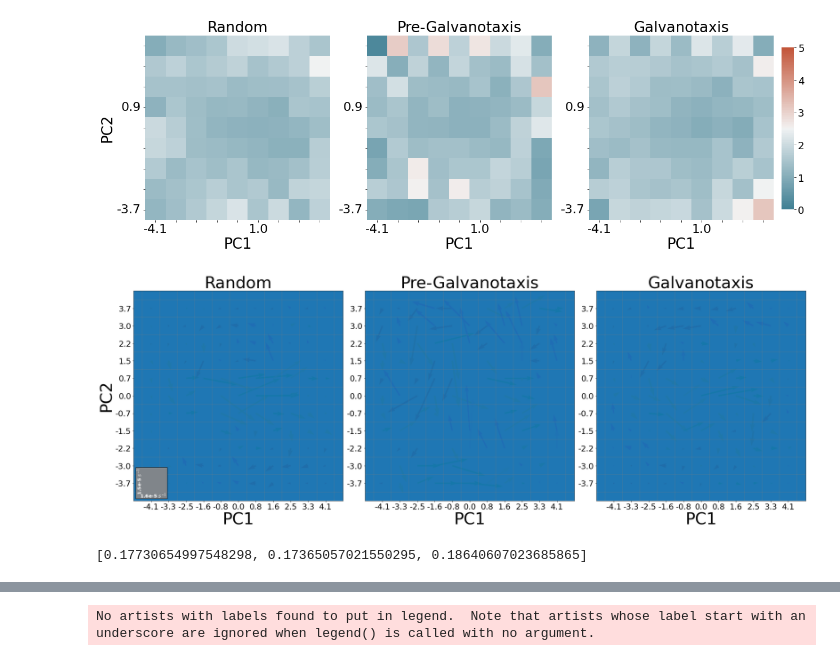
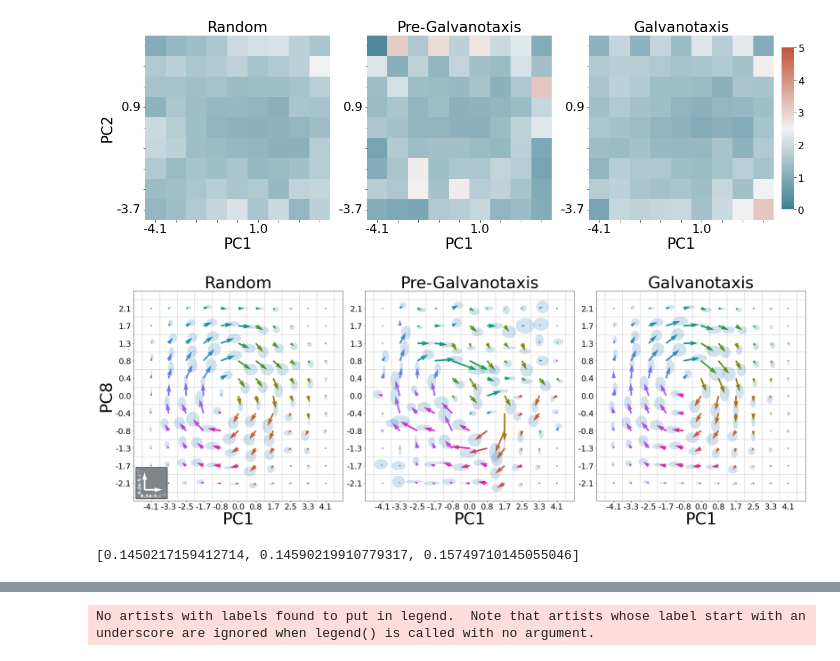
Before and after one commit to looneytunes2/NeutrophilShapeAnalysis, a Jupyter notebook: Notebooks/Confocal Combined PCA Galv 37C Analysis 10-second PC1-PC8 transitions.ipynb, the cells around one changed output, grey strips where cells are left out. Cells and saved outputs as stored; diff of their text form; code cells hidden in the pictures.

```diff
--- a/Notebooks/Confocal Combined PCA Galv 37C Analysis 10-second PC1-PC8 transitions.ipynb
+++ b/Notebooks/Confocal Combined PCA Galv 37C Analysis 10-second PC1-PC8 transitions.ipynb
@@ -632,13 +627,13 @@ plt.savefig(savedir + 'PC1_PC8 bin cell counts heatmap separated.png', bbox_inch
 # %%
 ########### PLOT THE TRANSITION COUNTS OF THE BINS OF THE SEPARATED MIGRATION MODES #############
 
-fig, axes = plt.subplots(1,len(transdf_sep.Migration_Mode.unique()),figsize=(20,10))
+fig, axes = plt.subplots(1,len(transdf_sep.Treatment.unique()),figsize=(20,10))
 #single colorbar axis
 # cbar_ax = fig.add_axes([.91, .3, .015, .4])
 
 for i, ax in enumerate(axes):
-    mm = transdf_sep.Migration_Mode.unique()[i]
-    mdf = transdf_sep[transdf_sep.Migration_Mode==mm]
+    mm = transdf_sep.Treatment.unique()[i]
+    mdf = transdf_sep[transdf_sep.Treatment==mm]
     ttot = mdf.time_elapsed.sum()
     ################ heatmap of probability density #############
     #make numpy array with heatmap data
@@ -708,13 +703,13 @@ plt.savefig(savedir + 'PC1_PC8 transition counts heatmap separated.png', bbox_in
 # %%
 ########### PLOT THE DWELL TIME OF THE MIGRATION MODES IN THE CGPS #############
 from cmocean import cm
-fig, axes = plt.subplots(1,len(transdf_sep.Migration_Mode.unique()),figsize=(20,10))
+fig, axes = plt.subplots(1,len(transdf_sep.Treatment.unique()),figsize=(20,10))
 #single colorbar axis
 cbar_ax = fig.add_axes([.999, .21, .015, .58])
 
 for i, ax in enumerate(axes):
-    mm = transdf_sep.Migration_Mode.unique()[i]
-    mdf = transdf_sep[transdf_sep.Migration_Mode==mm]
+    mm = transdf_sep.Treatment.unique()[i]
+    mdf = transdf_sep[transdf_sep.Treatment==mm]
     ################ heatmap of probability density #############
     #make numpy array with heatmap data
     bighm = np.zeros((nbins,nbins))
@@ -779,13 +774,13 @@ plt.savefig(savedir + 'PC1_PC8 probability dwell time heatmap separated.png', bb
 
 ########### PLOT THE DISTANCE TRAVELLED OF THE MIGRATION MODES IN THE CGPS #############
 
-fig, axes = plt.subplots(1,len(transdf_sep.Migration_Mode.unique()),figsize=(20,10))
+fig, axes = plt.subplots(1,len(transdf_sep.Treatment.unique()),figsize=(20,10))
 #single colorbar axis
 cbar_ax = fig.add_axes([.91, .3, .015, .4])
 
 for i, ax in enumerate(axes):
-    mm = TotalFrame.Migration_Mode.unique()[i]
-    mdf = TotalFrame[TotalFrame.Migration_Mode==mm]
+    mm = TotalFrame.Treatment.unique()[i]
+    mdf = TotalFrame[TotalFrame.Treatment==mm]
     ################ heatmap of probability density #############
     #make numpy array with heatmap data
     bighm = np.zeros((nbins,nbins))
@@ -856,11 +851,11 @@ from matplotlib.patches import Ellipse, Rectangle
 from CustomFunctions.DetailedBalance import contour_coords
 
 # inverse scale for arrows
-scale = 0.0002
+scale = 0.001
 
 
 # combine error data with real transition data
-elldf = bsfield_sep.merge(trans_rate_df_sep,left_on = ['x','y','Migration_Mode'], right_on = ['x','y','Migration_Mode'])
+elldf = bsfield_sep.merge(trans_rate_df_sep,left_on = ['x','y','Treatment'], right_on = ['x','y','Treatment'])
 
 
 #do color scales stuff
@@ -877,24 +872,18 @@ proj=[0,1]
 PCkey = [1,2]
 binkey = [1,5]
 
-fig, graphaxes = plt.subplots(1,3,figsize=(7.5+(10*(len(elldf.Migration_Mode.unique())-1)),10))
+fig, graphaxes = plt.subplots(1,3,figsize=(7.5+(10*(len(elldf.Treatment.unique())-1)),10))
 
 
 #subplots
 for i, ax in enumerate(graphaxes):
-    mm = elldf.Migration_Mode.unique()[i]
-    mdf = elldf[elldf.Migration_Mode==mm]
+    mm = elldf.Treatment.unique()[i]
+    mdf = elldf[elldf.Treatment==mm]
     #add "grid lines" first
     for h in np.linspace(0.5, nbins+0.5, nbins+1):
         ax.axhline(h, linestyle='-', color='grey', alpha=0.3) # horizontal lines
         ax.axvline(h, linestyle='-', color='grey', alpha=0.3) # vertical lines
 
-#     #add contou line if desired
-#     uple = [3,8]
-#     lori = [8,3]
-#     contourcoords = contour_coords(uple,lori)
-#     #actually plot the contour
-#     ax.plot(np.array(contourcoords)[:,0], np.array(contourcoords)[:,1], lw=8,color='black',alpha=0.3)
 
 
     for x in range(1,nbins+1):
@@ -904,11 +893,11 @@ for i, ax in enumerate(graphaxes):
             ycurrent = (current.y_plus_rate - current.y_minus_rate)/2
 
             ell = Ellipse(xy=(x+(xcurrent.values*(1/scale)),y+(ycurrent.values*(1/scale))),
-                    width=np.sqrt(abs(current.eval1))*(1/scale)*2,
-                      height=np.sqrt(abs(current.eval2))*(1/scale)*2,
+                    width=np.sqrt(abs(current.eval1)*(1/scale)) if current.evec1x.values[0] == 1 else np.sqrt(abs(current.eval2)*(1/scale)),
+                      height=np.sqrt(abs(current.eval1)*(1/scale)) if current.evec1y.values[0] == 1 else np.sqrt(abs(current.eval2)*(1/scale)),
                     angle=np.arctan2(current.evec1y,current.evec1x))
             ax.add_artist(ell)
-            ell.set_alpha(0.1)
+            ell.set_alpha(0.2)
 
     for x in range(1,nbins+1):
         for y in range(1,nbins+1):
@@ -945,42 +934,42 @@ lxp = 0.125
 lyp = 0.125
 rect = Rectangle((lxp, lyp), 1.8, 1.8, linewidth=1, edgecolor='black', facecolor='#80858a')
 graphaxes[0].add_patch(rect)
 rect.set_zorder(4 * 5)
 #x-axis legend arrow
 graphaxes[0].quiver(lxp+0.5,lyp+0.5,1*scale,0,angles = 'xy',scale_units = 'xy',scale = scale,color = "white",zorder = 4 * 5)
 #x-axis legend text
 xsc = f'{(np.diff(centers.PC1).mean()/time_interval)*scale:.1e}'
 xsc = xsc.split('-')[0] + str(int(xsc.split('e')[1]))
 graphaxes[0].text(lxp+0.25,lyp+0.05,xsc+' $s^{-1}$', color = 'white', fontsize = 13, fontweight = 'bold',zorder = 4 * 5)
 #y-axis legend arrow
 graphaxes[0].quiver(lxp+0.5,lyp+0.5,0,1*scale,angles = 'xy',scale_units = 'xy',scale = scale,color = 'white',zorder = 4 * 5)
 #y-axis legend text
 ysc = f'{(np.diff(centers.PC8).mean()/time_interval)*scale:.1e}'
 ysc = ysc.split('-')[0] + str(int(ysc.split('e')[1]))
 graphaxes[0].text(lxp+0.05,lyp+0.3,ysc+' $s^{-1}$', rotation = 'vertical', color = 'white', fontsize = 13, fontweight = 'bold',zorder = 4 * 5)
 
 
 
 
 graphaxes[0].set_ylabel('PC8', fontsize = 45)
 plt.tight_layout()
 
 # __a__=np.arange(0,1000*np.pi, np.pi/1.61803398875)
 # __r__=0.3+np.log(1+np.arange(0, len(__a__))/len(__a__))
 # ax.scatter(1-20+1*__r__*np.cos(__a__), 1+10*__r__*np.sin(__a__),5,c=np.mod(0.5-__a__/np.pi,1),cmap=cm.phase)
 # ax.scatter(1.5+__r__*np.cos(__a__), 14+__r__*np.sin(__a__),5,c=np.mod(0.5-__a__/np.pi,1),cmap=cm.phase)
 
 plt.savefig(savedir + 'PC1_PC8 Vector map with ovals.png', bbox_inches='tight', dpi = 500)
 # %% [output]
-[figure, old version]
+[figure, new version]
 # %%
 ############### calculate AER ###################
 from CustomFunctions.DetailedBalance import get_area_enclosing_rate
 aers = []
-for m, mig in trans_rate_df_sep.groupby('Migration_Mode'):
+for m, mig in trans_rate_df_sep.groupby('Treatment'):
     a = get_area_enclosing_rate(mig, center = [5,6])
     aers.append(a.aer.sum())
 
 aers
 # %% [output]
-[0.17730654997548298, 0.17365057021550295, 0.18640607023685865]
+[0.1450217159412714, 0.14590219910779317, 0.15749710145055046]
```
Also changed, not shown: parts of 11 cells of this notebook, 41 other files.
